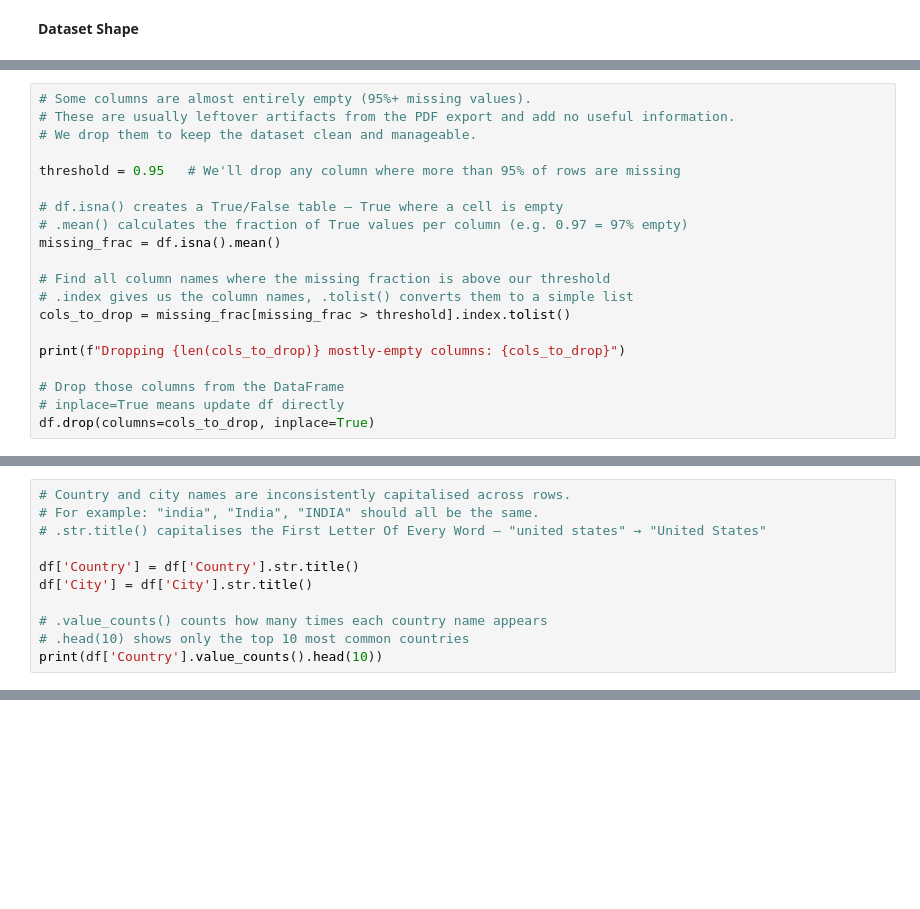
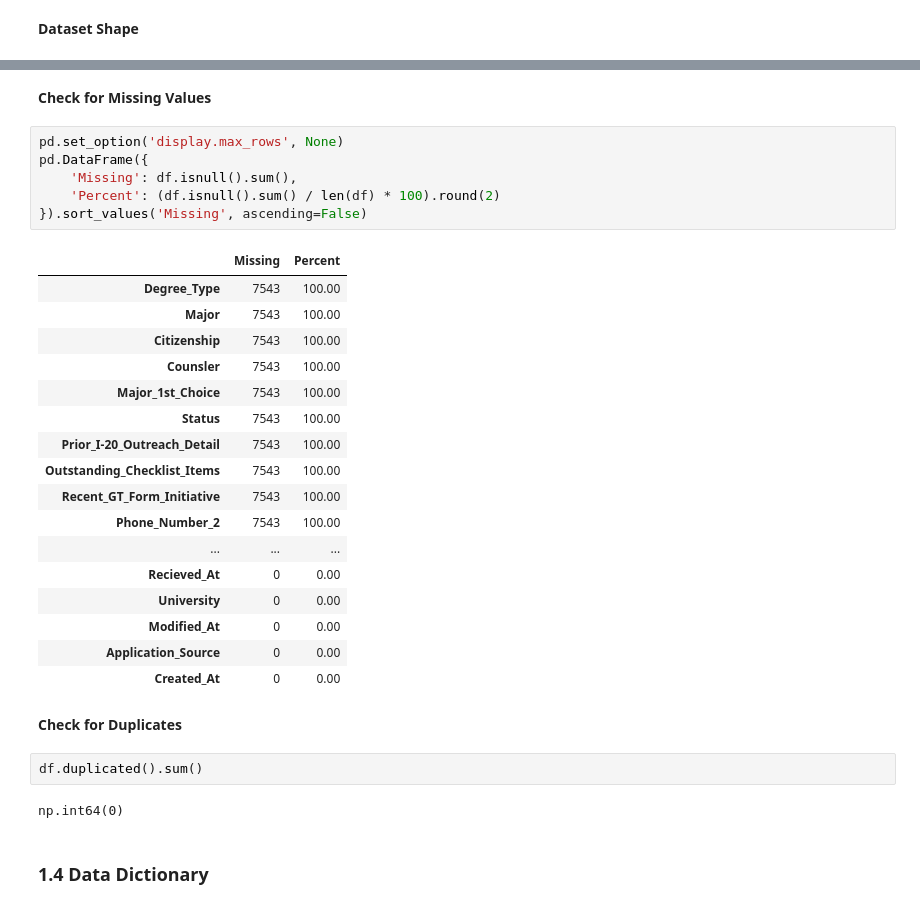
Before and after one commit to Davis-Azangu-DataAnalyst/SchoolRecords, a Jupyter notebook: my-notebook.ipynb, the cells around one changed output, grey strips where cells are left out. Cells and saved outputs as stored; diff of their text form; blank space fills up the shorter version.

```diff
--- a/my-notebook.ipynb
+++ b/my-notebook.ipynb
@@ -313,20 +26,0 @@ Remove Redundant columns
-# %%
-# Some columns are almost entirely empty (95%+ missing values).
-# These are usually leftover artifacts from the PDF export and add no useful information.
-# We drop them to keep the dataset clean and manageable.
-
-threshold = 0.95   # We'll drop any column where more than 95% of rows are missing
-
-# df.isna() creates a True/False table — True where a cell is empty
-# .mean() calculates the fraction of True values per column (e.g. 0.97 = 97% empty)
-missing_frac = df.isna().mean()
-
-# Find all column names where the missing fraction is above our threshold
-# .index gives us the column names, .tolist() converts them to a simple list
-cols_to_drop = missing_frac[missing_frac > threshold].index.tolist()
-
-print(f"Dropping {len(cols_to_drop)} mostly-empty columns: {cols_to_drop}")
-
-# Drop those columns from the DataFrame
-# inplace=True means update df directly
-df.drop(columns=cols_to_drop, inplace=True)
@@ -337,11 +26,0 @@ C
-# %%
-# Country and city names are inconsistently capitalised across rows.
-# For example: "india", "India", "INDIA" should all be the same.
-# .str.title() capitalises the First Letter Of Every Word — "united states" → "United States"
-
-df['Country'] = df['Country'].str.title()
-df['City'] = df['City'].str.title()
-
-# .value_counts() counts how many times each country name appears
-# .head(10) shows only the top 10 most common countries
-print(df['Country'].value_counts().head(10))
@@ -385,0 +76,34 @@ Final shape: (2502, 78)
+# %% [markdown]
+**Check for Missing Values**
+# %%
+pd.set_option('display.max_rows', None)
+pd.DataFrame({
+    'Missing': df.isnull().sum(),
+    'Percent': (df.isnull().sum() / len(df) * 100).round(2)
+}).sort_values('Missing', ascending=False)
+# %% [output]
+|  | Missing | Percent |
+| Degree_Type | 7543 | 100.00 |
+| Major | 7543 | 100.00 |
+| Citizenship | 7543 | 100.00 |
+| Counsler | 7543 | 100.00 |
+| Major_1st_Choice | 7543 | 100.00 |
+| Status | 7543 | 100.00 |
+| Prior_I-20_Outreach_Detail | 7543 | 100.00 |
+| Outstanding_Checklist_Items | 7543 | 100.00 |
+| Recent_GT_Form_Initiative | 7543 | 100.00 |
+| Phone_Number_2 | 7543 | 100.00 |
+| ... | ... | ... |
+| Recieved_At | 0 | 0.00 |
+| University | 0 | 0.00 |
+| Modified_At | 0 | 0.00 |
+| Application_Source | 0 | 0.00 |
+| Created_At | 0 | 0.00 |
+# %% [markdown]
+**Check for Duplicates**
+# %%
+df.duplicated().sum()
+# %% [output]
+np.int64(0)
+# %% [markdown]
+### **1.4 Data Dictionary**
```
Also changed, not shown: parts of 31 cells of this notebook.
